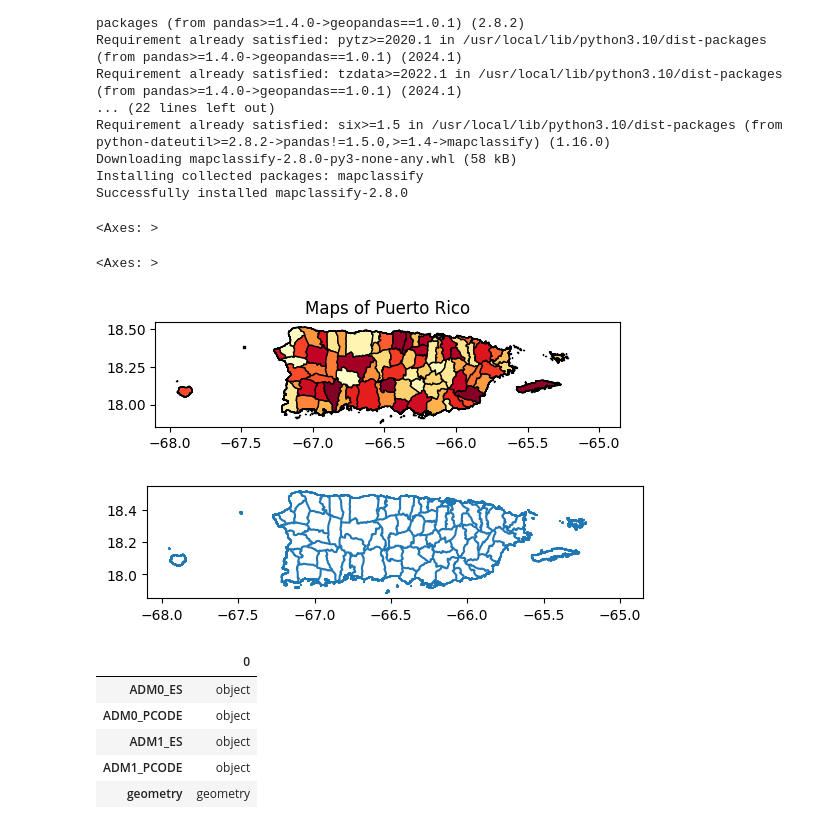
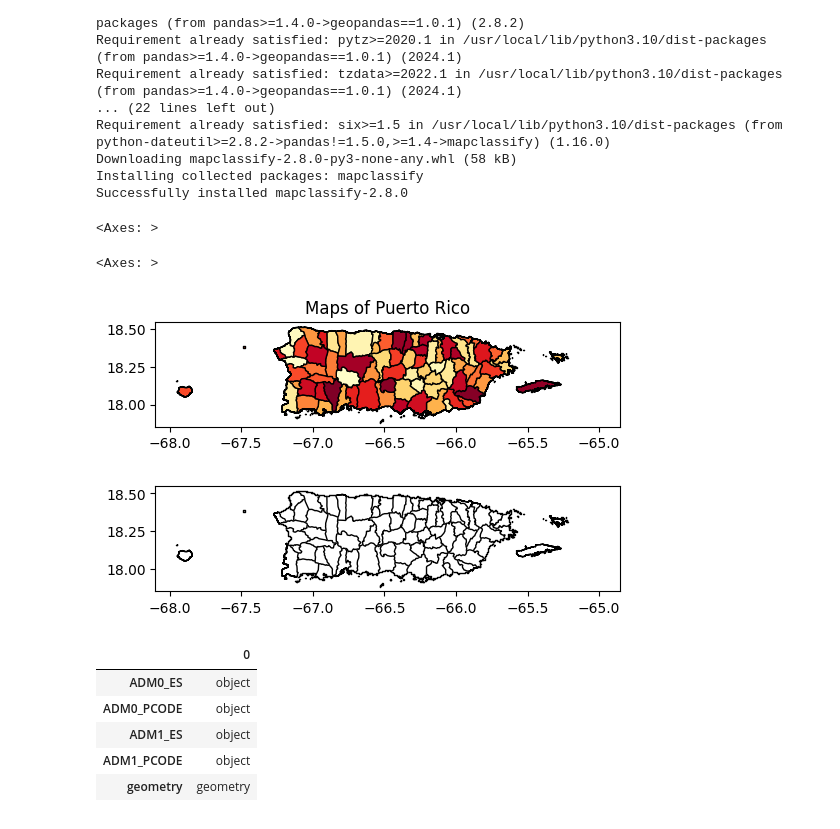
Before and after one commit to Venettov/Riveraruiz_GIS, a Jupyter notebook: PS0_Test.ipynb, the cells around one changed output. Cells and saved outputs as stored; diff of their text form; code cells hidden in the pictures.

```diff
--- a/PS0_Test.ipynb
+++ b/PS0_Test.ipynb
@@ -53,17 +53,21 @@ prC1=gpd.read_file('original/pri_admbndl_ALL_2019.shp') #load the shapefile with
 # %%
 #prC0.plot()
 fig, ax = plt.subplots(1, figsize=(6,10))
 prC0.plot(ax=ax,legend=False,cmap='YlOrRd',k=5,
          edgecolor='black',linewidth=1) #
 
 ax.title.set_text("Maps of Puerto Rico")
 
-prC1.plot()
+fig1, ax = plt.subplots(1, figsize=(6,10))
+prC1.plot(ax=ax,legend=False,cmap='YlOrRd',k=5,
+         edgecolor='black',linewidth=1) #
+
+#prC1.plot()
 # %% [output]
 <Axes: >
 <Axes: >
 [figure]
-[figure, old version]
+[figure, new version]
 # %%
 prC0.dtypes
 #prC0.head()
```
